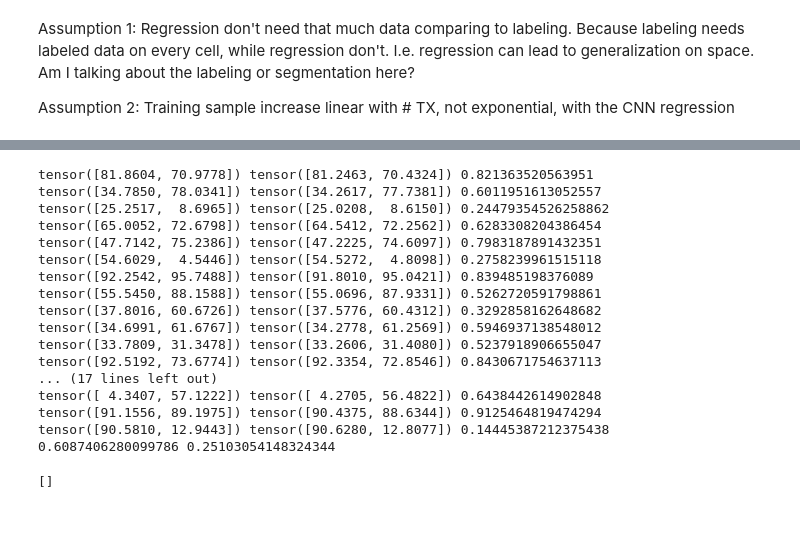
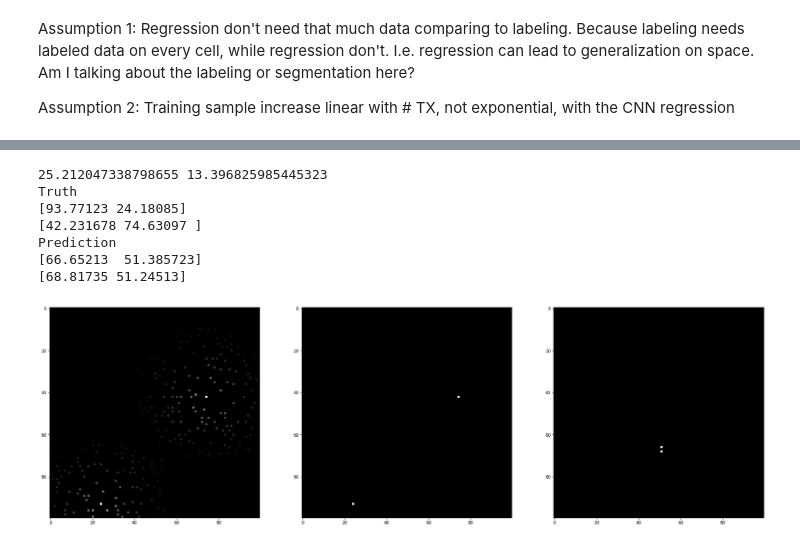
Before and after one commit to caitaozhan/deeplearning-localization, a Jupyter notebook: CNN-regression-multi.ipynb, the cells around one changed output, grey strips where cells are left out. Saved outputs shown, nothing was run; the diff lists cells and outputs as text; code cells hidden in the pictures.

Commit message:
start CNN regression with multiple TX. struggling at the beginning...

```diff
--- a/CNN-regression-multi.ipynb
+++ b/CNN-regression-multi.ipynb
@@ -388,31 +290,45 @@ test error
+# %%
+def myplot(X, y, pred):
+    X = X[0][0]
+    y = y[0].reshape(2, 2)
+    pred = pred[0].reshape(2, 2)
+    grid_y = np.zeros((len(X), len(X)))
+    grid_pred = np.zeros((len(X), len(X)))
+    print('Truth')
+    for loc in y:
+        print(loc)
+        grid_y[int(loc[0])][int(loc[1])] = 1
+        grid_y[int(loc[0])][int(loc[1])] = 1
+    print('Prediction')
+    for loc in pred:
+        print(loc)
+        grid_pred[int(loc[0])][int(loc[1])] = 1
+        grid_pred[int(loc[0])][int(loc[1])] = 1
+    fig, ax = plt.subplots(1, 3, figsize=(30, 10))
+    ax[0].imshow(X, cmap='gray')
+    ax[1].imshow(grid_y, cmap='gray')
+    ax[2].imshow(grid_pred, cmap='gray')
 # %%
 model.eval()
 for t, sample in enumerate(sensor_input_test_dataloader):
     X = sample['matrix'].to(device)
-    y = sample['label'].to(device)
+    y = sample['target'].to(device)
     pred = model(X)
-    pred = pred.data.cpu()
-    y    = y.data.cpu()
+    X    = X.data.cpu().numpy()
+    pred = pred.data.cpu().numpy()
+    y    = y.data.cpu().numpy()
     pred = sensor_input_dataset.undo_normalize(pred)
     y    = sensor_input_dataset.undo_normalize(y)
-    errors = Metrics.localization_error_regression(pred, y, True)
+    errors = Metrics.localization_error_regression(pred, y)
     print(np.mean(errors), np.std(errors))
+    myplot(X, y, pred)
     break
 # %% [output]
-tensor([81.8604, 70.9778]) tensor([81.2463, 70.4324]) 0.821363520563951
-tensor([34.7850, 78.0341]) tensor([34.2617, 77.7381]) 0.6011951613052557
-tensor([25.2517,  8.6965]) tensor([25.0208,  8.6150]) 0.24479354526258862
-tensor([65.0052, 72.6798]) tensor([64.5412, 72.2562]) 0.6283308204386454
-tensor([47.7142, 75.2386]) tensor([47.2225, 74.6097]) 0.7983187891432351
-tensor([54.6029,  4.5446]) tensor([54.5272,  4.8098]) 0.2758239961515118
-tensor([92.2542, 95.7488]) tensor([91.8010, 95.0421]) 0.839485198376089
-tensor([55.5450, 88.1588]) tensor([55.0696, 87.9331]) 0.5262720591798861
-tensor([37.8016, 60.6726]) tensor([37.5776, 60.4312]) 0.3292858162648682
-tensor([34.6991, 61.6767]) tensor([34.2778, 61.2569]) 0.5946937138548012
-tensor([33.7809, 31.3478]) tensor([33.2606, 31.4080]) 0.5237918906655047
-tensor([92.5192, 73.6774]) tensor([92.3354, 72.8546]) 0.8430671754637113
-... (17 lines left out)
-tensor([ 4.3407, 57.1222]) tensor([ 4.2705, 56.4822]) 0.6438442614902848
-tensor([91.1556, 89.1975]) tensor([90.4375, 88.6344]) 0.9125464819474294
-tensor([90.5810, 12.9443]) tensor([90.6280, 12.8077]) 0.14445387212375438
-0.6087406280099786 0.25103054148324344
+25.212047338798655 13.396825985445323
+Truth
+[93.77123 24.18085]
+[42.231678 74.63097 ]
+Prediction
+[66.65213  51.385723]
+[68.81735 51.24513]
+[figure, added]
@@ -421,4 +334,0 @@ regression, segmentation = [], []
-# %%
-regression
-# %% [output]
-[]
```
Also changed, not shown: parts of 14 cells of this notebook, 1 other file.
